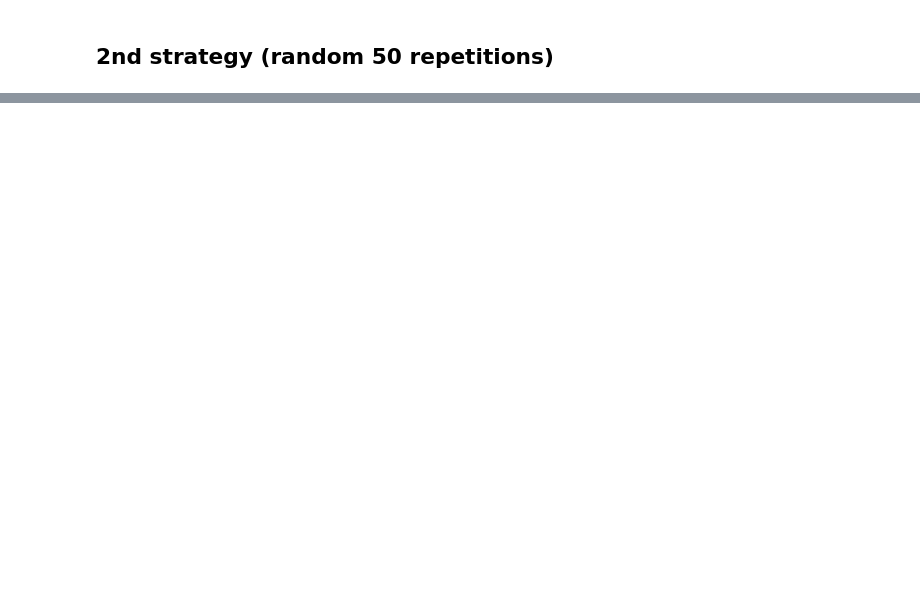
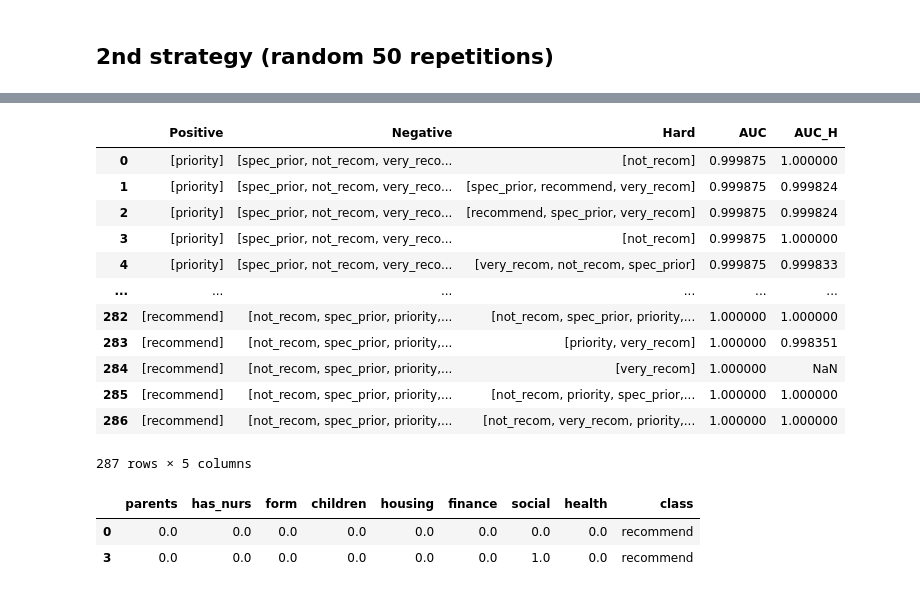
Before and after one commit to JPOrtegaa/score-drift-quantification, a Jupyter notebook: difficulty_labeling.ipynb, the cells around one changed output, grey strips where cells are left out. Drawn from its saved outputs; the diff is of its cells as text; code cells hidden in the pictures; blank space fills up the shorter version.

```diff
--- a/difficulty_labeling.ipynb
+++ b/difficulty_labeling.ipynb
@@ -335,2 +335,28 @@ for group in salve_1d:
 # %% [markdown]
 ## 2nd strategy (random 50 repetitions)
+# %%
+from sklearn.model_selection import train_test_split
+from sklearn.metrics import roc_auc_score
+from sklearn.ensemble import RandomForestClassifier
+from sklearn.linear_model import LogisticRegression
+import pdb
+
+def generate_prediction(df):
+    # Split the data into features and target
+    X = df.drop('class', axis=1)
+    y = df['class']
+
+    # Split the data into training and testing sets
+    X_train, X_test, y_train, y_test = train_test_split(X, y, test_size=0.33, random_state=40)
+
+    # Create and train the Random Forest model
+    rf_model = LogisticRegression(random_state=40)
+    rf_model.fit(X_train, y_train)
+
+    # Make predictions with the Random Forest model
+    rf_y_pred = rf_model.predict(X_test)
+    # pdb.set_trace()
+
+    # Evaluate the Random Forest model using AUC metric
+    rf_auc = roc_auc_score(y_test, rf_model.predict_proba(X_test)[:,1])
+    return rf_auc
@@ -380,0 +701,22 @@ for i in range(50):
+# %%
+search_df
+# %% [output]
+|  | Positive | Negative | Hard | AUC | AUC_H |
+| 0 | [priority] | [spec_prior, not_recom, very_reco... | [not_recom] | 0.999875 | 1.000000 |
+| 1 | [priority] | [spec_prior, not_recom, very_reco... | [spec_prior, recommend, very_recom] | 0.999875 | 0.999824 |
+| 2 | [priority] | [spec_prior, not_recom, very_reco... | [recommend, spec_prior, very_recom] | 0.999875 | 0.999824 |
+| 3 | [priority] | [spec_prior, not_recom, very_reco... | [not_recom] | 0.999875 | 1.000000 |
+| 4 | [priority] | [spec_prior, not_recom, very_reco... | [very_recom, not_recom, spec_prior] | 0.999875 | 0.999833 |
+| ... | ... | ... | ... | ... | ... |
+| 282 | [recommend] | [not_recom, spec_prior, priority,... | [not_recom, spec_prior, priority,... | 1.000000 | 1.000000 |
+| 283 | [recommend] | [not_recom, spec_prior, priority,... | [priority, very_recom] | 1.000000 | 0.998351 |
+| 284 | [recommend] | [not_recom, spec_prior, priority,... | [very_recom] | 1.000000 | NaN |
+| 285 | [recommend] | [not_recom, spec_prior, priority,... | [not_recom, priority, spec_prior,... | 1.000000 | 1.000000 |
+| 286 | [recommend] | [not_recom, spec_prior, priority,... | [not_recom, very_recom, priority,... | 1.000000 | 1.000000 |
+287 rows × 5 columns
+# %%
+df[df['class']=='recommend']
+# %% [output]
+|  | parents | has_nurs | form | children | housing | finance | social | health | class |
+| 0 | 0.0 | 0.0 | 0.0 | 0.0 | 0.0 | 0.0 | 0.0 | 0.0 | recommend |
+| 3 | 0.0 | 0.0 | 0.0 | 0.0 | 0.0 | 0.0 | 1.0 | 0.0 | recommend |
```
Also changed, not shown: parts of 9 cells of this notebook, 3 other files.
